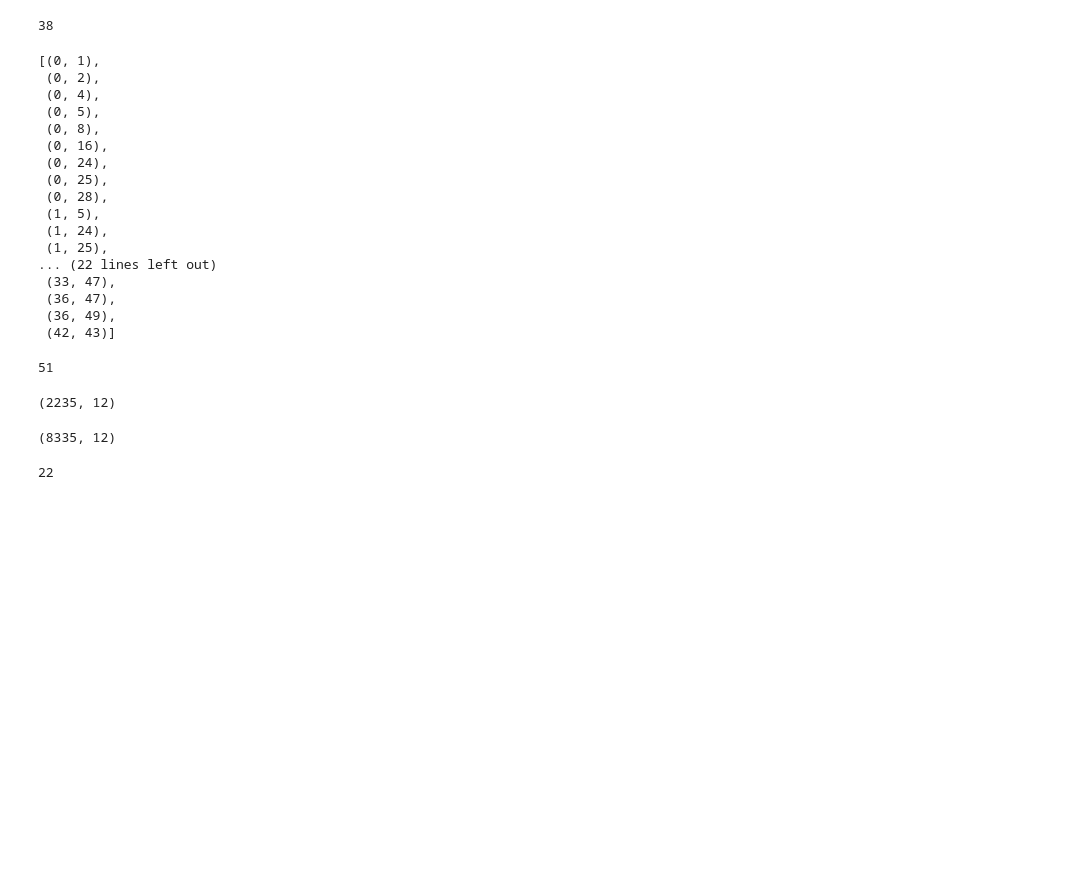
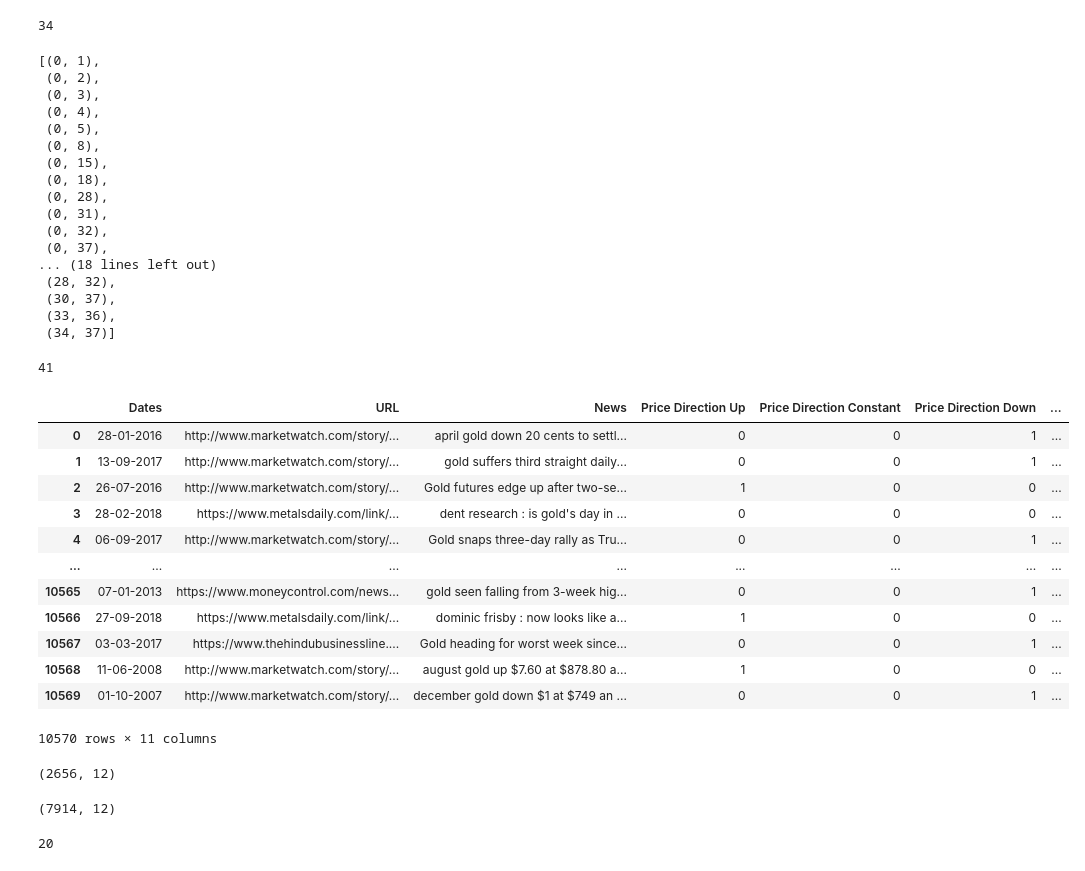
Before and after one commit to visheshgupta19/IDS_705_Final_Project, a Jupyter notebook: bertopic_2v.ipynb, the cells around one changed output. Cells and saved outputs as stored; diff of their text form; code cells hidden in the pictures; blank space fills up the shorter version.

```diff
--- a/bertopic_2v.ipynb
+++ b/bertopic_2v.ipynb
@@ -16,3 +36,23 @@ headlines = gold_df["News"].dropna().astype(str).tolist()
+# %%
+import re
+import numpy as np
+
+headlines_lower = [h.lower() for h in headlines]
+
+months = r"\b(january|february|march|april|may|june|july|august|september|october|november|december|jan|feb|mar|apr|jun|jul|aug|sep|oct|nov|dec)\b"
+directions = r"\b(up|down|higher|lower|rise|rises|fall|falls|gain|gains|loses|loss|rebound|slip|climb|surge|drop|drops|edged|edges|recover|recovery|recovers|flat)\b"
+numbers = r"[\d\.,]+[%$]?|\d{1,3}(,\d{3})*(\.\d+)?|\d+"
+symbols = r"\/oz|rs|bn|usd|\$|%|oz"
+
+cleaned_headlines = []
+for h in headlines_lower:
+    h_clean = re.sub(months, "", h, flags=re.IGNORECASE)
+    h_clean = re.sub(directions, "", h_clean, flags=re.IGNORECASE)
+    h_clean = re.sub(numbers, "", h_clean)
+    h_clean = re.sub(symbols, "", h_clean, flags=re.IGNORECASE)
+    h_clean = re.sub(r"[^\w\s]", "", h_clean)  # remove punctuation
+    h_clean = re.sub(r"\s+", " ", h_clean).strip()  # clean up spaces
+    cleaned_headlines.append(h_clean.lower())
 # %%
 vectorizer = CountVectorizer(
     stop_words="english",
@@ -36,5 +76,5 @@ topic_model = BERTopic(
     verbose=True,
 )
 # %%
-topics, probs = topic_model.fit_transform(headlines)
+topics, probs = topic_model.fit_transform(cleaned_headlines)
 # %% [output]
@@ -119,33 +179,49 @@ for i, j in itertools.combinations(range(len(topic_ids)), 2):
 # %%
 len(highly_similar_pairs)
 # %% [output]
-38
+34
 # %%
 highly_similar_pairs
 # %% [output]
 [(0, 1),
  (0, 2),
+ (0, 3),
  (0, 4),
  (0, 5),
  (0, 8),
- (0, 16),
- (0, 24),
- (0, 25),
+ (0, 15),
+ (0, 18),
  (0, 28),
- (1, 5),
- (1, 24),
- (1, 25),
-... (22 lines left out)
- (33, 47),
- (36, 47),
- (36, 49),
- (42, 43)]
+ (0, 31),
+ (0, 32),
+ (0, 37),
+... (18 lines left out)
+ (28, 32),
+ (30, 37),
+ (33, 36),
+ (34, 37)]
 # %%
 len(topic_ids)
 # %% [output]
-51
+41
 # %%
 unique_topics = gold_df_filtered.Topic.unique()
+# %%
+gold_df_filtered
+# %% [output]
+|  | Dates | URL | News | Price Direction Up | Price Direction Constant | Price Direction Down | ... |
+| 0 | 28-01-2016 | http://www.marketwatch.com/story/... | april gold down 20 cents to settl... | 0 | 0 | 1 | ... |
+| 1 | 13-09-2017 | http://www.marketwatch.com/story/... | gold suffers third straight daily... | 0 | 0 | 1 | ... |
+| 2 | 26-07-2016 | http://www.marketwatch.com/story/... | Gold futures edge up after two-se... | 1 | 0 | 0 | ... |
+| 3 | 28-02-2018 | https://www.metalsdaily.com/link/... | dent research : is gold's day in ... | 0 | 0 | 0 | ... |
+| 4 | 06-09-2017 | http://www.marketwatch.com/story/... | Gold snaps three-day rally as Tru... | 0 | 0 | 1 | ... |
+| ... | ... | ... | ... | ... | ... | ... | ... |
+| 10565 | 07-01-2013 | https://www.moneycontrol.com/news... | gold seen falling from 3-week hig... | 0 | 0 | 1 | ... |
+| 10566 | 27-09-2018 | https://www.metalsdaily.com/link/... | dominic frisby : now looks like a... | 1 | 0 | 0 | ... |
+| 10567 | 03-03-2017 | https://www.thehindubusinessline.... | Gold heading for worst week since... | 0 | 0 | 1 | ... |
+| 10568 | 11-06-2008 | http://www.marketwatch.com/story/... | august gold up $7.60 at $878.80 a... | 1 | 0 | 0 | ... |
+| 10569 | 01-10-2007 | http://www.marketwatch.com/story/... | december gold down $1 at $749 an ... | 0 | 0 | 1 | ... |
+10570 rows × 11 columns
 # %%
 # Step 1: Build Union-Find to track connected components
 class UnionFind:
@@ -184,15 +260,15 @@ gold_df_filtered = gold_df_filtered[gold_df_filtered.Merged_Topic != -1]
 # %%
 noise_data.shape
 # %% [output]
-(2235, 12)
+(2656, 12)
 # %%
 gold_df_filtered.shape
 # %% [output]
-(8335, 12)
+(7914, 12)
 # %%
 len(gold_df_filtered["Merged_Topic"].unique())
 # %% [output]
-22
+20
 # %%
 gold_df_filtered["Merged_Topic"].value_counts()
 # %% [output]
```
Also changed, not shown: parts of 10 cells of this notebook.
